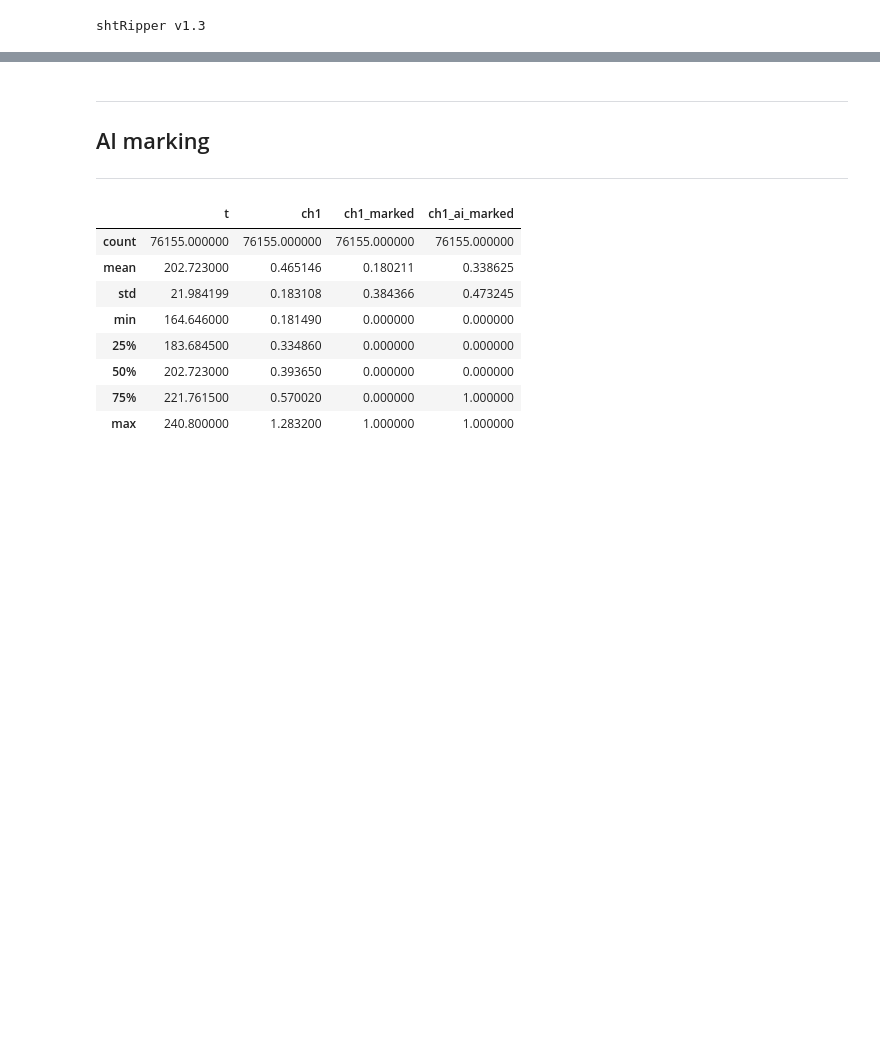
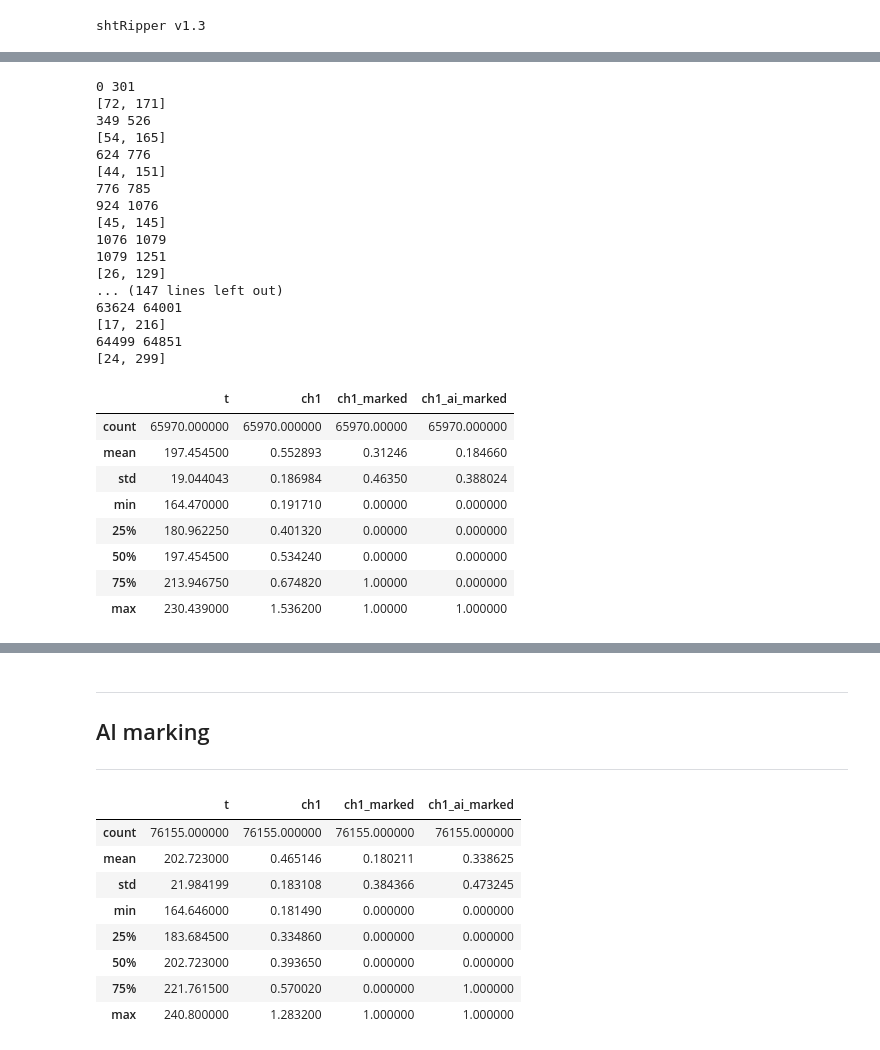
Before and after one commit to feodorrussia/D-alpha-instability-search, a Jupyter notebook: D-alpha marking.ipynb, the cells around one changed output, grey strips where cells are left out. Cells and saved outputs as stored; diff of their text form; code cells hidden in the pictures; blank space fills up the shorter version.

```diff
--- a/D-alpha marking.ipynb
+++ b/D-alpha marking.ipynb
@@ -39,4 +39,68 @@ def normalise_series(data: np.array) -> np.array:
 def get_boards(data: np.array, scale=np.exp(1)):
     loc_max_ind = np.argmax(data)
     dist_ind = np.argsort(np.abs(data - data[loc_max_ind] / scale))
-    return [dist_ind[dist_ind < loc_max_ind][0], dist_ind[dist_ind > loc_max_ind][0]]
+    # print(data)
+    return [dist_ind[dist_ind <= loc_max_ind][0], dist_ind[dist_ind >= loc_max_ind][0]]
+
+def process_fragments(data: np.array, mark_data: np.array, edge=10, scale=np.exp(1), step_out=10) -> np.array:
+    # edge = 50
+
+    start_ind = 0
+    end_ind = 1
+    f_fragment = False
+
+    while end_ind < mark_data.shape[0]:
+        if mark_data[end_ind] == 1.0:
+            if not f_fragment:
+                f_fragment = True
+        elif f_fragment:
+            print(start_ind, end_ind)
+            mark_data[start_ind: end_ind] = 0.0
+            if end_ind - start_ind > edge:
+                boards = get_boards(data[start_ind: end_ind], scale)
+                print(boards)
+                boards[0] = max(boards[0] + start_ind - step_out, 0)
+                boards[1] = min(boards[1] + start_ind + step_out, mark_data.shape[0])
+
+                mark_data[boards[0]:boards[1]] = 1.0
+
+            f_fragment = False
+            start_ind = end_ind
+        elif not f_fragment:
+            start_ind = end_ind
+
+        end_ind += 1
+
+    return mark_data
+# %%
+# from source.NN_environment import process_fragments
+
+df["ch1_ai_marked"] = process_fragments(np.array(df["ch1"]), np.array(df["ch1_marked"]), scale=1.5)
+df.describe()
+# %% [output]
+0 301
+[72, 171]
+349 526
+[54, 165]
+624 776
+[44, 151]
+776 785
+924 1076
+[45, 145]
+1076 1079
+1079 1251
+[26, 129]
+... (147 lines left out)
+63624 64001
+[17, 216]
+64499 64851
+[24, 299]
+|  | t | ch1 | ch1_marked | ch1_ai_marked |
+| count | 65970.000000 | 65970.000000 | 65970.00000 | 65970.000000 |
+| mean | 197.454500 | 0.552893 | 0.31246 | 0.184660 |
+| std | 19.044043 | 0.186984 | 0.46350 | 0.388024 |
+| min | 164.470000 | 0.191710 | 0.00000 | 0.000000 |
+| 25% | 180.962250 | 0.401320 | 0.00000 | 0.000000 |
+| 50% | 197.454500 | 0.534240 | 0.00000 | 0.000000 |
+| 75% | 213.946750 | 0.674820 | 1.00000 | 0.000000 |
+| max | 230.439000 | 1.536200 | 1.00000 | 1.000000 |
```
Also changed, not shown: parts of 8 cells of this notebook, 1 other file.
